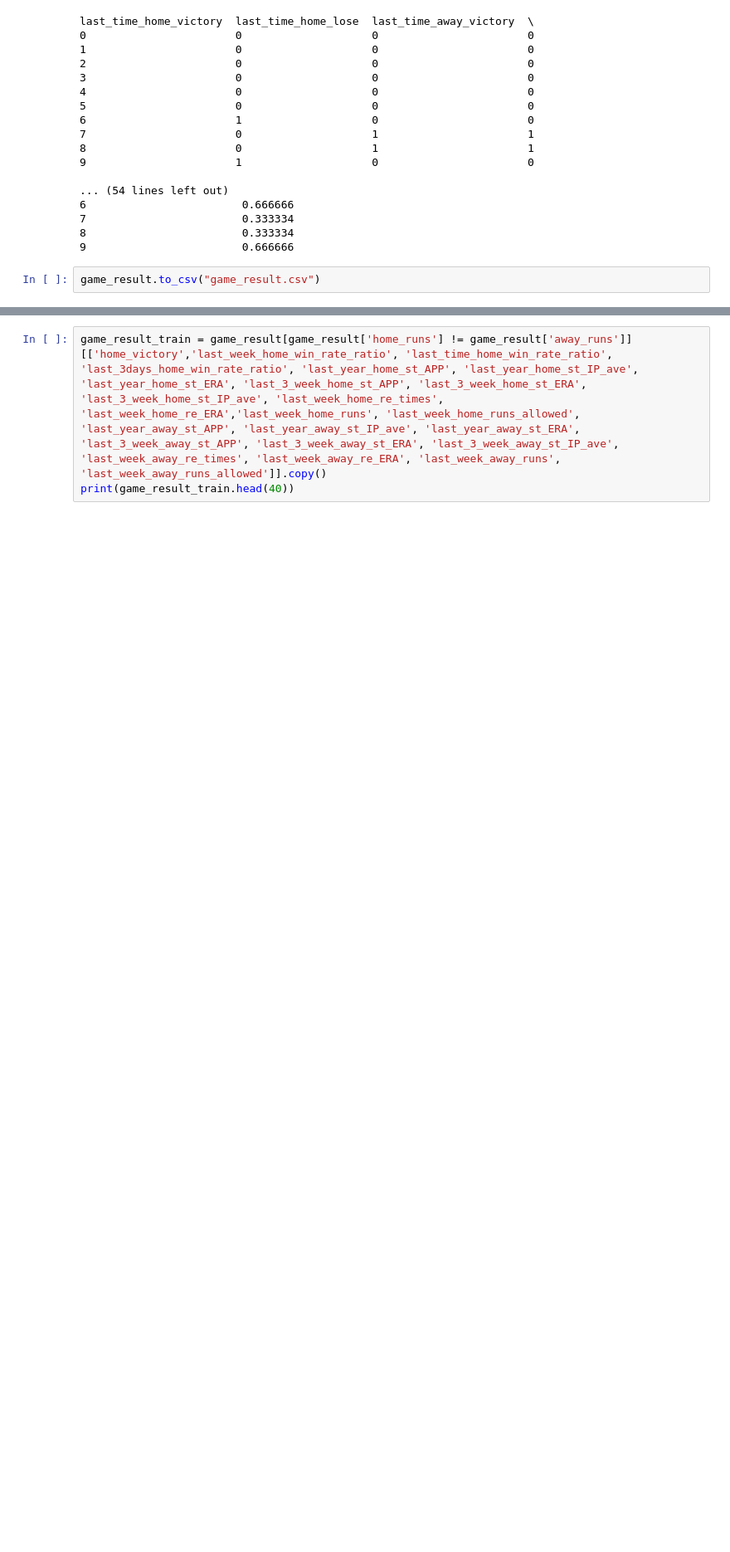
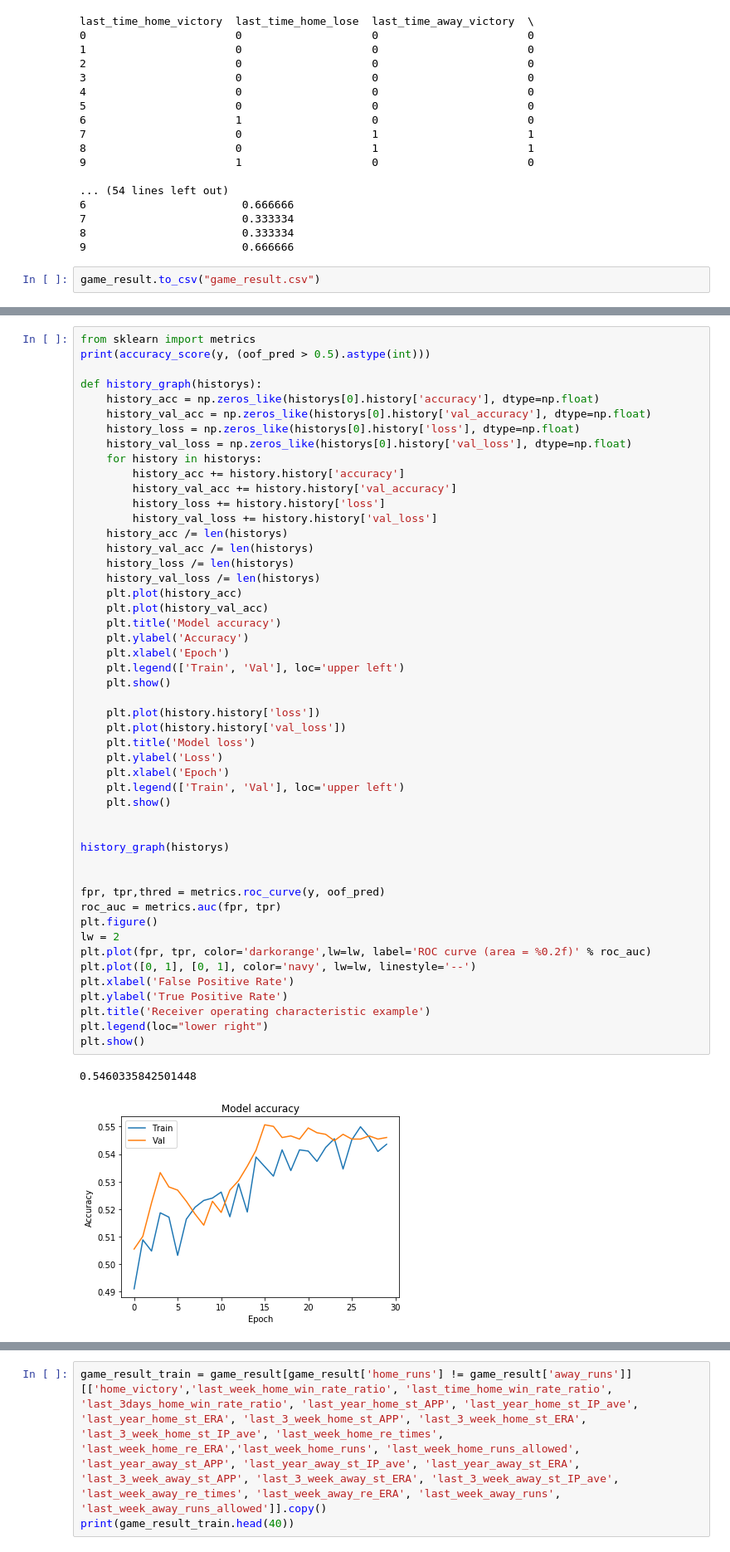
Before and after one commit to tubotu/baseball_predict, a Jupyter notebook: Untitled.ipynb, the cells around one changed output, grey strips where cells are left out. Shown at 83% size. Saved outputs shown, nothing was run; the diff lists cells and outputs as text; blank space fills up the shorter version.

```diff
--- a/Untitled.ipynb
+++ b/Untitled.ipynb
@@ -589,0 +667,52 @@ dtype: int64
+# %%
+from sklearn import metrics
+print(accuracy_score(y, (oof_pred > 0.5).astype(int)))
+
+def history_graph(historys):
+    history_acc = np.zeros_like(historys[0].history['accuracy'], dtype=np.float)
+    history_val_acc = np.zeros_like(historys[0].history['val_accuracy'], dtype=np.float)
+    history_loss = np.zeros_like(historys[0].history['loss'], dtype=np.float)
+    history_val_loss = np.zeros_like(historys[0].history['val_loss'], dtype=np.float)
+    for history in historys:
+        history_acc += history.history['accuracy']
+        history_val_acc += history.history['val_accuracy']
+        history_loss += history.history['loss']
+        history_val_loss += history.history['val_loss']
+    history_acc /= len(historys)
+    history_val_acc /= len(historys)
+    history_loss /= len(historys)
+    history_val_loss /= len(historys)
+    plt.plot(history_acc)
+    plt.plot(history_val_acc)
+    plt.title('Model accuracy')
+    plt.ylabel('Accuracy')
+    plt.xlabel('Epoch')
+    plt.legend(['Train', 'Val'], loc='upper left')
+    plt.show()
+
+    plt.plot(history.history['loss'])
+    plt.plot(history.history['val_loss'])
+    plt.title('Model loss')
+    plt.ylabel('Loss')
+    plt.xlabel('Epoch')
+    plt.legend(['Train', 'Val'], loc='upper left')
+    plt.show()
+
+
+history_graph(historys)
+
+
+fpr, tpr,thred = metrics.roc_curve(y, oof_pred)
+roc_auc = metrics.auc(fpr, tpr)
+plt.figure()
+lw = 2
+plt.plot(fpr, tpr, color='darkorange',lw=lw, label='ROC curve (area = %0.2f)' % roc_auc)
+plt.plot([0, 1], [0, 1], color='navy', lw=lw, linestyle='--')
+plt.xlabel('False Positive Rate')
+plt.ylabel('True Positive Rate')
+plt.title('Receiver operating characteristic example')
+plt.legend(loc="lower right")
+plt.show()
+# %% [output]
+0.5460335842501448
+[figure, added]
```
Also changed, not shown: parts of 17 cells of this notebook.
